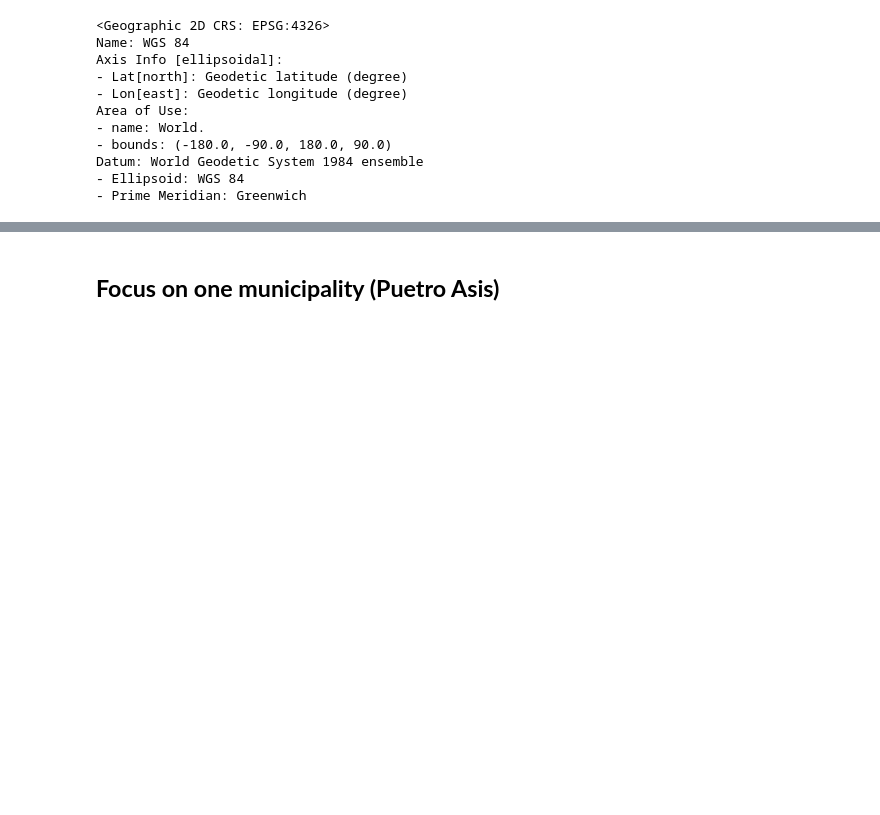
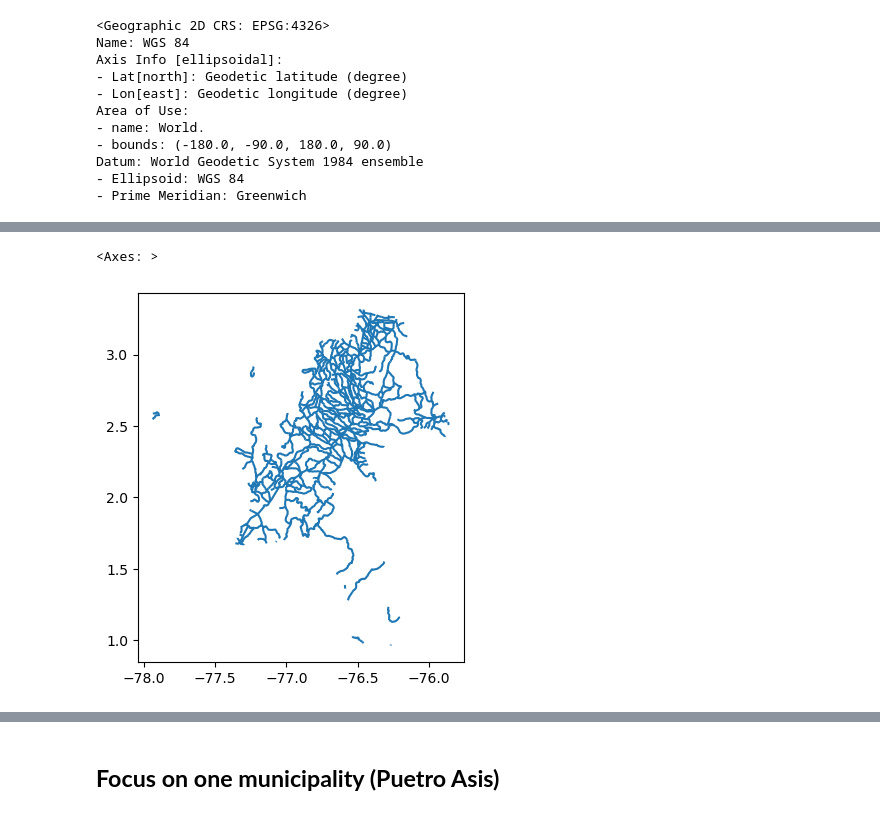
Before and after one commit to fabioaco/03-geopark-vector-data, a Jupyter notebook: notebooks/geopark-vector-data-empty.ipynb, the cells around one changed output, grey strips where cells are left out. Drawn from its saved outputs; the diff is of its cells as text; code cells hidden in the pictures; blank space fills up the shorter version.

```diff
--- a/notebooks/geopark-vector-data-empty.ipynb
+++ b/notebooks/geopark-vector-data-empty.ipynb
@@ -472,6 +489,12 @@ Datum: World Geodetic System 1984 ensemble
 # %%
 # Reproject roads to Cauca CRS
 
-
+roads_gdf_EPSG4326 = roads_gdf.to_crs('EPSG:4326')
 
 # Clip roads to Cauca
+roads_cauca_gdf_EPSG4326 = gpd.clip(roads_gdf_EPSG4326, dep_bound_gdf_cauca)
+
+roads_cauca_gdf_EPSG4326.plot()
+# %% [output]
+<Axes: >
+[figure, added]
```
Also changed, not shown: parts of 12 cells of this notebook.
